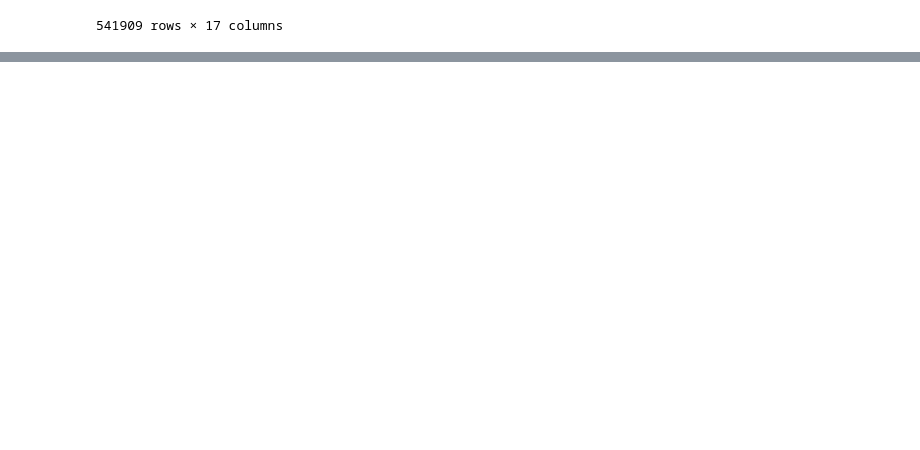
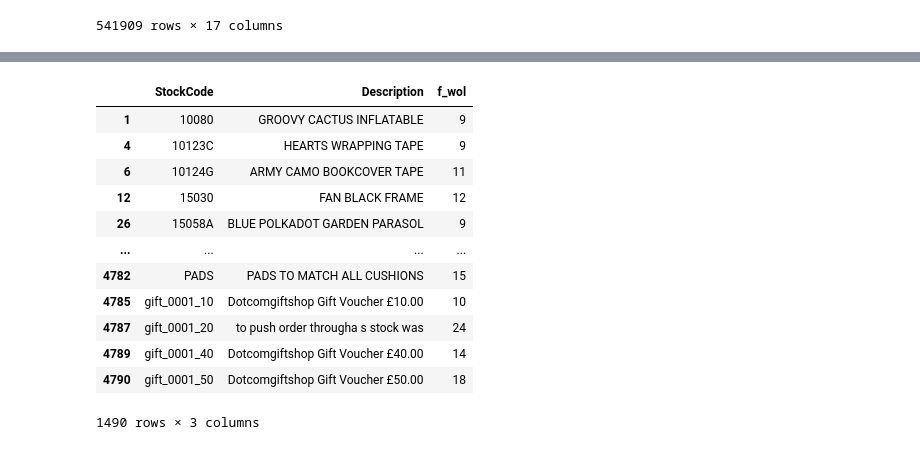
Before and after one commit to axpinkerton/projects, a Jupyter notebook: proj1nb.ipynb, the cells around one changed output, grey strips where cells are left out. Saved outputs shown, nothing was run; the diff lists cells and outputs as text; code cells hidden in the pictures; blank space fills up the shorter version.

```diff
--- a/proj1nb.ipynb
+++ b/proj1nb.ipynb
@@ -573,0 +533,19 @@ min_week
+# %%
+m1 = min_week['f_wol']>8
+m2 = min_week['f_wol']<44
+first_week = min_week.loc[m1 & m2,:].copy()
+first_week
+# %% [output]
+|  | StockCode | Description | f_wol |
+| 1 | 10080 | GROOVY CACTUS INFLATABLE | 9 |
+| 4 | 10123C | HEARTS WRAPPING TAPE | 9 |
+| 6 | 10124G | ARMY CAMO BOOKCOVER TAPE | 11 |
+| 12 | 15030 | FAN BLACK FRAME | 12 |
+| 26 | 15058A | BLUE POLKADOT GARDEN PARASOL | 9 |
+| ... | ... | ... | ... |
+| 4782 | PADS | PADS TO MATCH ALL CUSHIONS | 15 |
+| 4785 | gift_0001_10 | Dotcomgiftshop Gift Voucher £10.00 | 10 |
+| 4787 | gift_0001_20 | to push order througha s stock was | 24 |
+| 4789 | gift_0001_40 | Dotcomgiftshop Gift Voucher £40.00 | 14 |
+| 4790 | gift_0001_50 | Dotcomgiftshop Gift Voucher £50.00 | 18 |
+1490 rows × 3 columns
```
Also changed, not shown: parts of 4 cells of this notebook.
